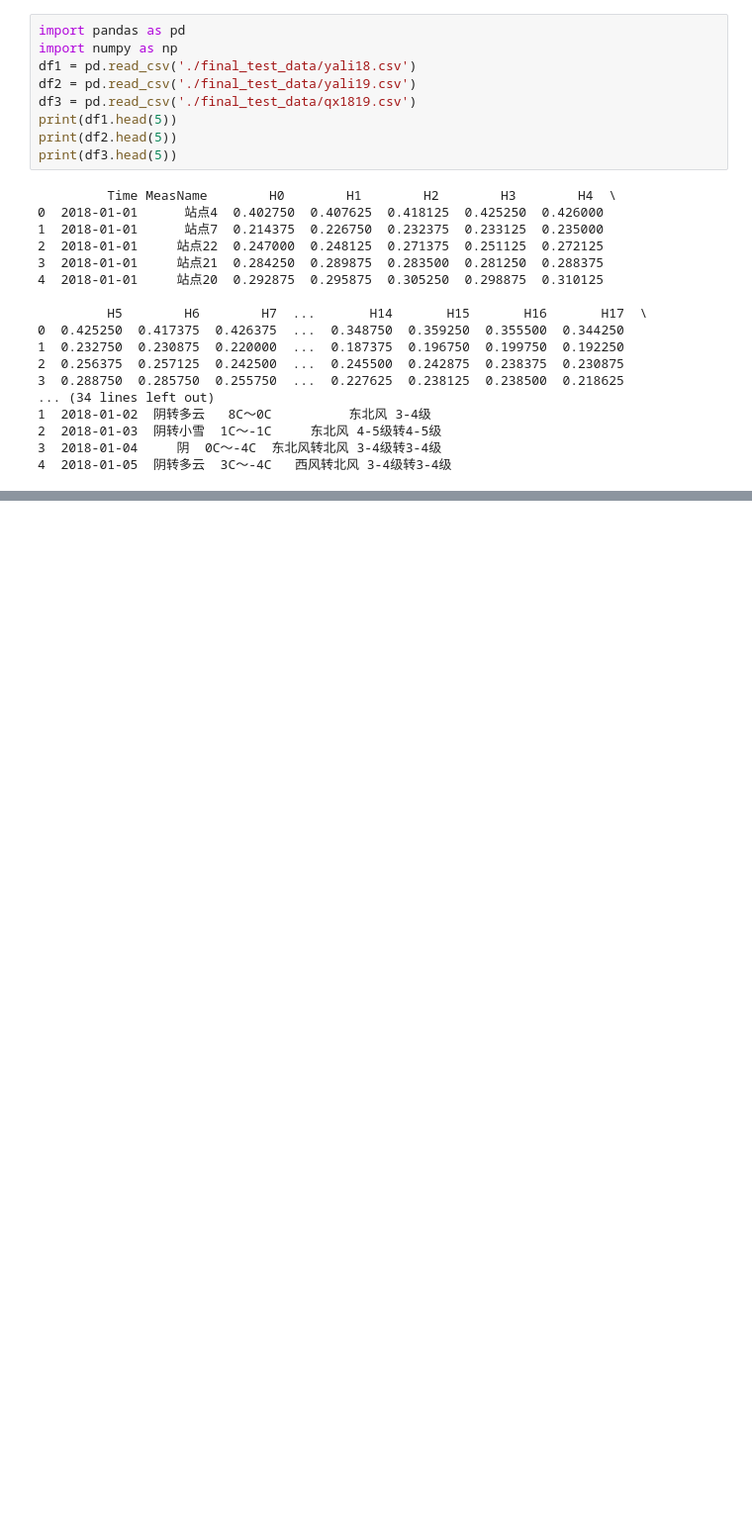
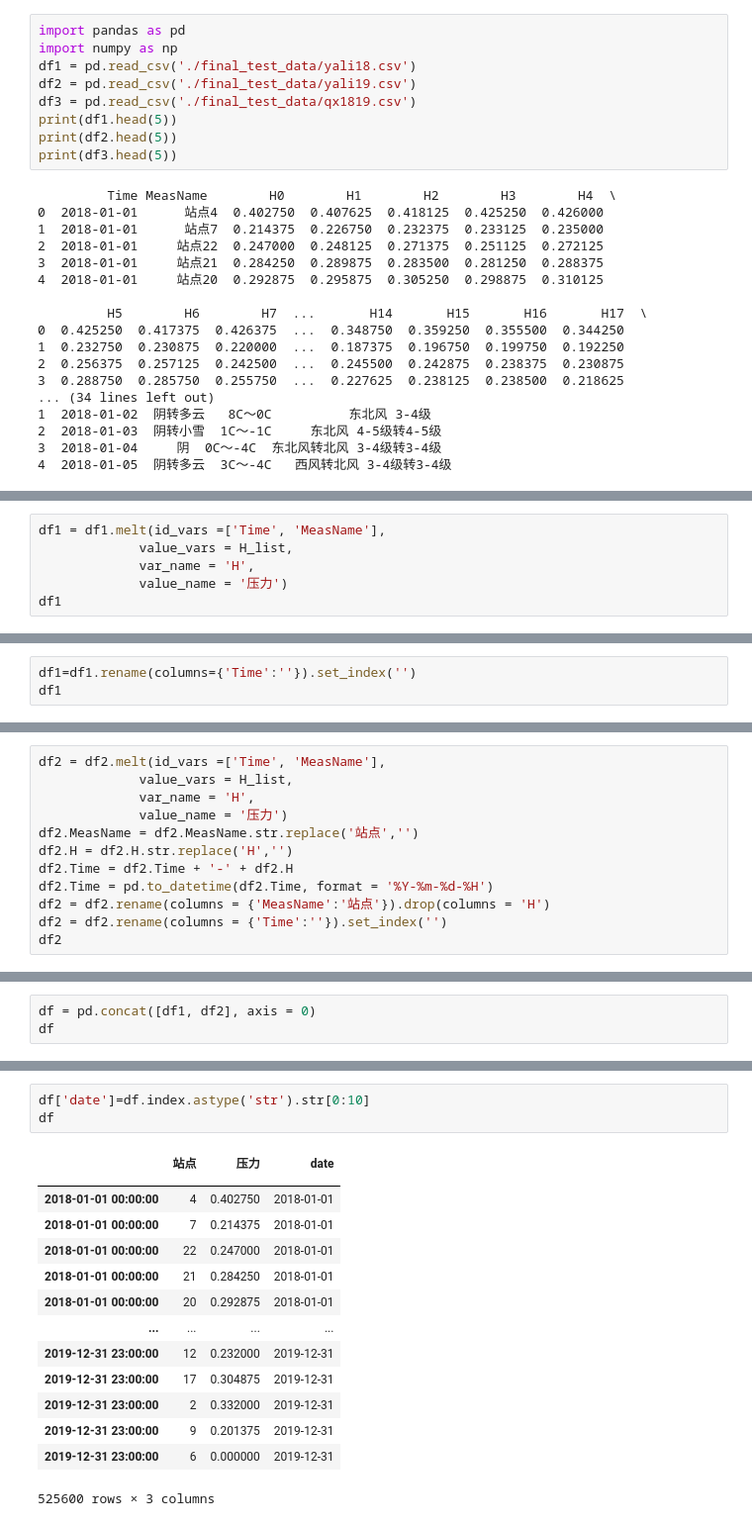
Before and after one commit to lancescrazy/JoyPandas, a Jupyter notebook: ch11_综合测试.ipynb, the cells around one changed output, grey strips where cells are left out. Shown at 99% size. Cells and saved outputs as stored; diff of their text form; blank space fills up the shorter version.

```diff
--- a/ch11_综合测试.ipynb
+++ b/ch11_综合测试.ipynb
@@ -199,0 +219,6 @@ df1
+# %%
+df1 = df1.melt(id_vars =['Time', 'MeasName'],
+             value_vars = H_list,
+             var_name = 'H',
+             value_name = '压力')
+df1
@@ -221,0 +277,3 @@ df1
+# %%
+df1=df1.rename(columns={'Time':''}).set_index('')
+df1
@@ -221,0 +295,12 @@ df1
+# %%
+df2 = df2.melt(id_vars =['Time', 'MeasName'],
+             value_vars = H_list,
+             var_name = 'H',
+             value_name = '压力')
+df2.MeasName = df2.MeasName.str.replace('站点','')
+df2.H = df2.H.str.replace('H','')
+df2.Time = df2.Time + '-' + df2.H
+df2.Time = pd.to_datetime(df2.Time, format = '%Y-%m-%d-%H')
+df2 = df2.rename(columns = {'MeasName':'站点'}).drop(columns = 'H')
+df2 = df2.rename(columns = {'Time':''}).set_index('')
+df2
@@ -221,0 +322,3 @@ df1
+# %%
+df = pd.concat([df1, df2], axis = 0)
+df
@@ -221,0 +340,18 @@ df1
+# %%
+df['date']=df.index.astype('str').str[0:10]
+df
+# %% [output]
+|  | 站点 | 压力 | date |
+|  |  |  |  |
+| 2018-01-01 00:00:00 | 4 | 0.402750 | 2018-01-01 |
+| 2018-01-01 00:00:00 | 7 | 0.214375 | 2018-01-01 |
+| 2018-01-01 00:00:00 | 22 | 0.247000 | 2018-01-01 |
+| 2018-01-01 00:00:00 | 21 | 0.284250 | 2018-01-01 |
+| 2018-01-01 00:00:00 | 20 | 0.292875 | 2018-01-01 |
+| ... | ... | ... | ... |
+| 2019-12-31 23:00:00 | 12 | 0.232000 | 2019-12-31 |
+| 2019-12-31 23:00:00 | 17 | 0.304875 | 2019-12-31 |
+| 2019-12-31 23:00:00 | 2 | 0.332000 | 2019-12-31 |
+| 2019-12-31 23:00:00 | 9 | 0.201375 | 2019-12-31 |
+| 2019-12-31 23:00:00 | 6 | 0.000000 | 2019-12-31 |
+525600 rows × 3 columns
```
Also changed, not shown: parts of 10 cells of this notebook.
